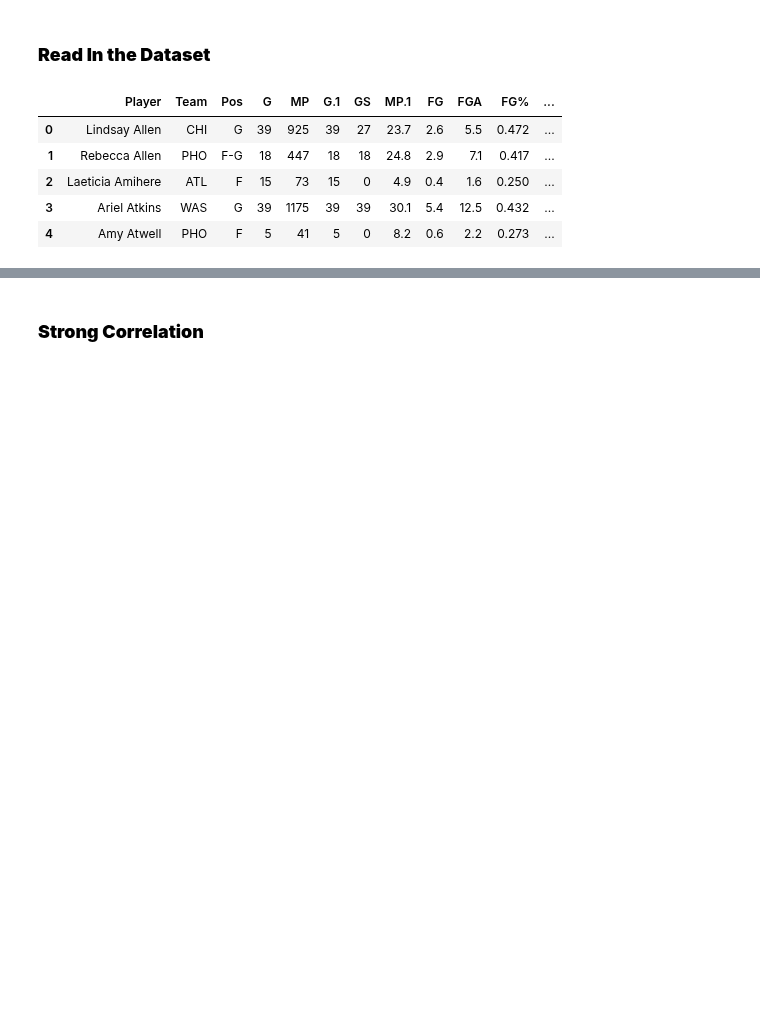
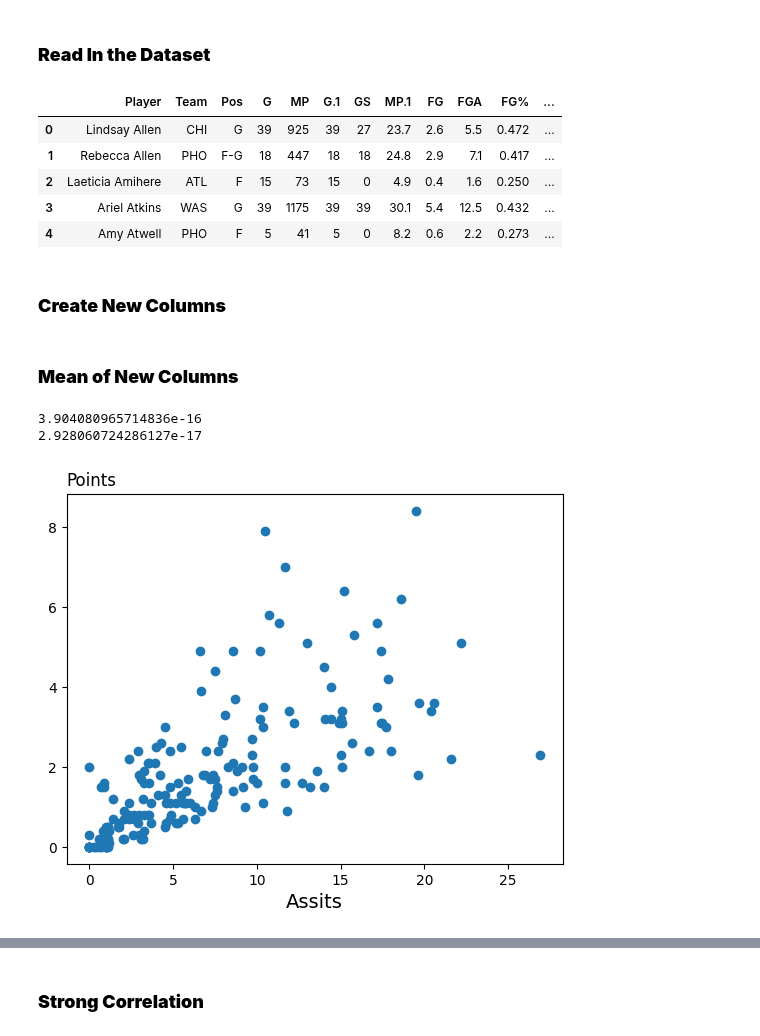
Before and after one commit to pharringtonp19/business-analytics, a Jupyter notebook: notebooks/statistical_inference_three.ipynb, the cells around one changed output, grey strips where cells are left out. Cells and saved outputs as stored; diff of their text form; code cells hidden in the pictures; blank space fills up the shorter version.

```diff
--- a/notebooks/statistical_inference_three.ipynb
+++ b/notebooks/statistical_inference_three.ipynb
@@ -33,3 +33,23 @@ df.head()
 | 2 | Laeticia Amihere | ATL | F | 15 | 73 | 15 | 0 | 4.9 | 0.4 | 1.6 | 0.250 | ... |
 | 3 | Ariel Atkins | WAS | G | 39 | 1175 | 39 | 39 | 30.1 | 5.4 | 12.5 | 0.432 | ... |
 | 4 | Amy Atwell | PHO | F | 5 | 41 | 5 | 0 | 8.2 | 0.6 | 2.2 | 0.273 | ... |
+# %% [markdown]
+### **Create New Columns**
+# %%
+df['PTS_demeaned'] = df['PTS'].map(lambda x: x - df['PTS'].mean())
+df['AST_demeaned'] = df['AST'].map(lambda x: x - df['AST'].mean())
+# %% [markdown]
+### **Mean of New Columns**
+# %%
+print(df['PTS_demeaned'].mean())
+print(df['AST_demeaned'].mean())
+# %% [output]
+3.904080965714836e-16
+2.928060724286127e-17
+# %%
+plt.title('Points', loc='left')
+plt.scatter(df['PTS'], df['AST'])
+plt.xlabel('Assits', size=14)
+plt.show()
+# %% [output]
+[figure, added]
```
Also changed, not shown: parts of 3 cells of this notebook.
